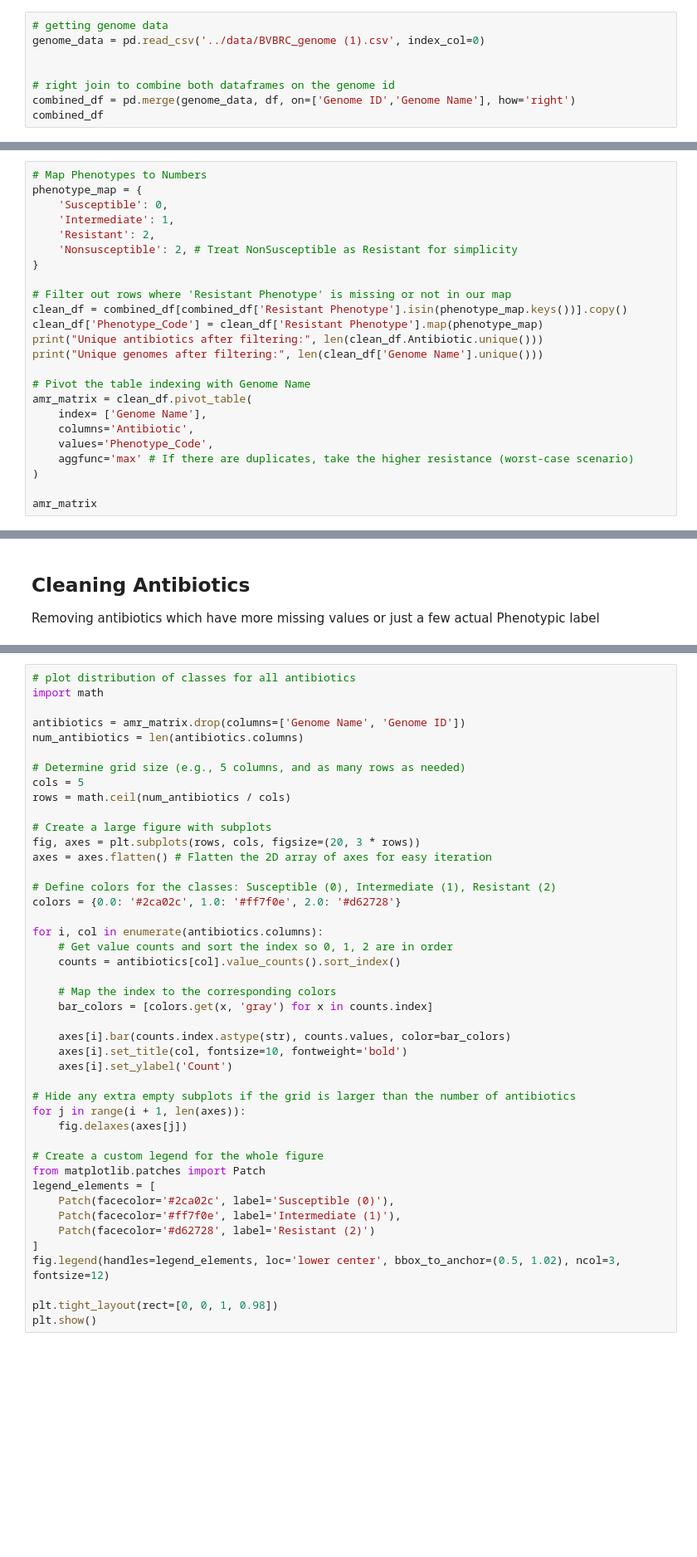
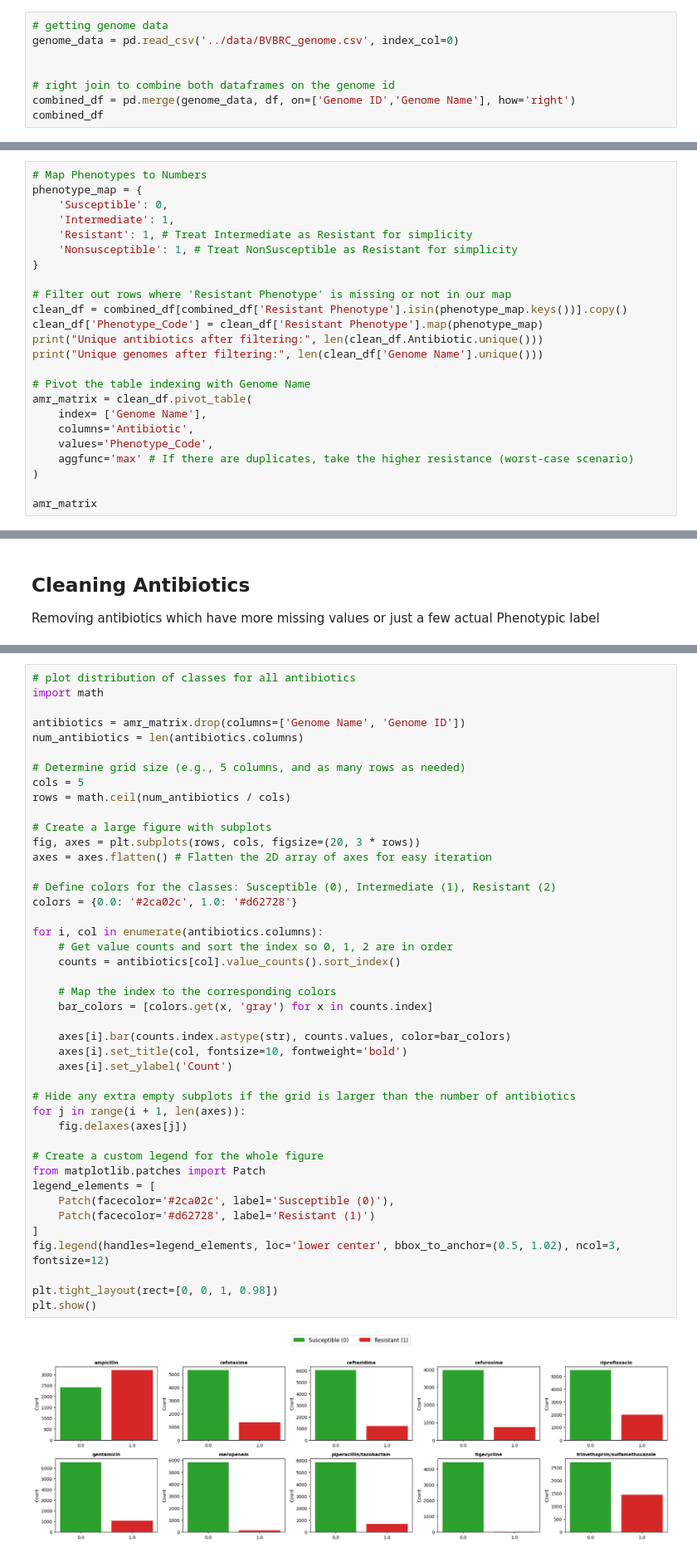
Before and after one commit to Mr-Nnobody/mlAMR-APath, a Jupyter notebook: notebooks/data_collection.ipynb, the cells around one changed output, grey strips where cells are left out. Shown at 83% size. Cells and saved outputs as stored; diff of their text form; blank space fills up the shorter version.

```diff
--- a/notebooks/data_collection.ipynb
+++ b/notebooks/data_collection.ipynb
@@ -109,7 +119,7 @@ len(df['Genome Name'].unique())
 Merge Phonotypic and Genome data together on Genome ID and Genome Name such that it keeps corresponding entries from each dataset
 # %%
 # getting genome data
-genome_data = pd.read_csv('../data/BVBRC_genome (1).csv', index_col=0)
+genome_data = pd.read_csv('../data/BVBRC_genome.csv', index_col=0)
 
 
 # right join to combine both dataframes on the genome id
@@ -144,8 +154,8 @@ We will now transform the data so that:
 phenotype_map = {
     'Susceptible': 0,
     'Intermediate': 1,
-    'Resistant': 2,
-    'Nonsusceptible': 2, # Treat NonSusceptible as Resistant for simplicity
+    'Resistant': 1, # Treat Intermediate as Resistant for simplicity
+    'Nonsusceptible': 1, # Treat NonSusceptible as Resistant for simplicity
 }
 
 # Filter out rows where 'Resistant Phenotype' is missing or not in our map
@@ -233,33 +341,34 @@ rows = math.ceil(num_antibiotics / cols)
 # Create a large figure with subplots
 fig, axes = plt.subplots(rows, cols, figsize=(20, 3 * rows))
 axes = axes.flatten() # Flatten the 2D array of axes for easy iteration
 
 # Define colors for the classes: Susceptible (0), Intermediate (1), Resistant (2)
-colors = {0.0: '#2ca02c', 1.0: '#ff7f0e', 2.0: '#d62728'}
+colors = {0.0: '#2ca02c', 1.0: '#d62728'}
 
 for i, col in enumerate(antibiotics.columns):
     # Get value counts and sort the index so 0, 1, 2 are in order
     counts = antibiotics[col].value_counts().sort_index()
 
     # Map the index to the corresponding colors
     bar_colors = [colors.get(x, 'gray') for x in counts.index]
 
     axes[i].bar(counts.index.astype(str), counts.values, color=bar_colors)
     axes[i].set_title(col, fontsize=10, fontweight='bold')
     axes[i].set_ylabel('Count')
 
 # Hide any extra empty subplots if the grid is larger than the number of antibiotics
 for j in range(i + 1, len(axes)):
     fig.delaxes(axes[j])
 
 # Create a custom legend for the whole figure
 from matplotlib.patches import Patch
 legend_elements = [
     Patch(facecolor='#2ca02c', label='Susceptible (0)'),
-    Patch(facecolor='#ff7f0e', label='Intermediate (1)'),
-    Patch(facecolor='#d62728', label='Resistant (2)')
+    Patch(facecolor='#d62728', label='Resistant (1)')
 ]
 fig.legend(handles=legend_elements, loc='lower center', bbox_to_anchor=(0.5, 1.02), ncol=3, fontsize=12)
 
 plt.tight_layout(rect=[0, 0, 1, 0.98])
 plt.show()
+# %% [output]
+[figure, added]
```
Also changed, not shown: parts of 24 cells of this notebook, 33 other files.
